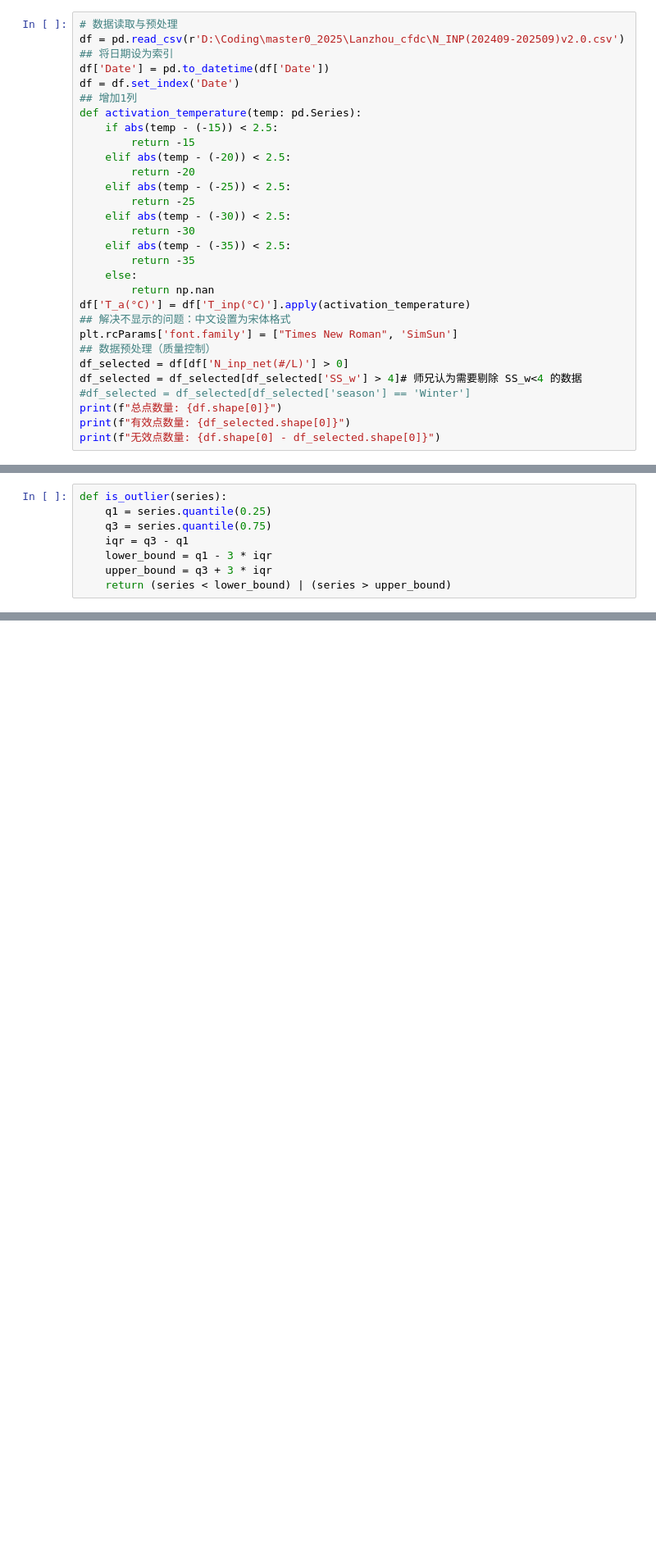
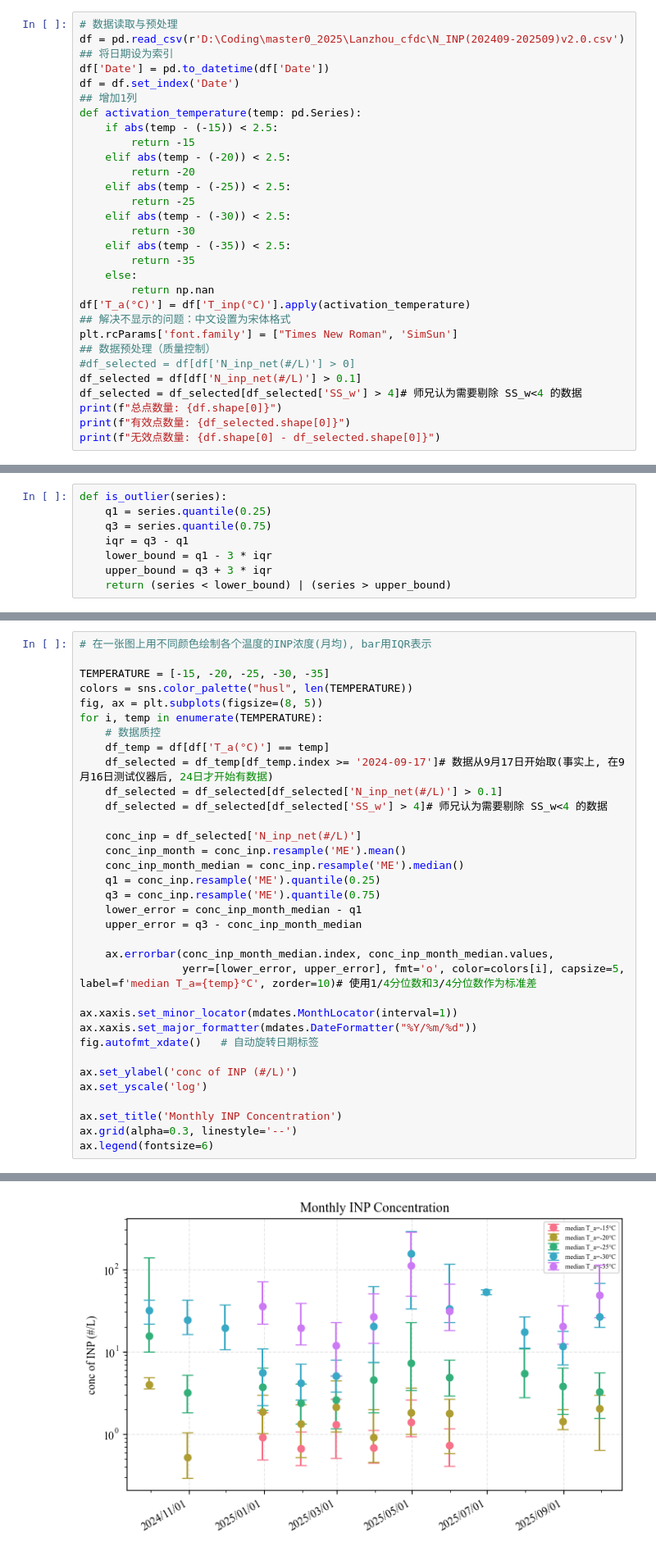
Before and after one commit to ReedFu/master0_2025, a Jupyter notebook: Lanzhou_cfdc/Time_series.ipynb, the cells around one changed output, grey strips where cells are left out. Shown at 82% size. Cells and saved outputs as stored; diff of their text form; blank space fills up the shorter version.

Commit message:
Plot the INP concentrations (monthly average, weekly average, daily average, raw) at various temperatures

```diff
--- a/Lanzhou_cfdc/Time_series.ipynb
+++ b/Lanzhou_cfdc/Time_series.ipynb
@@ -31,9 +33,9 @@ df['T_a(°C)'] = df['T_inp(°C)'].apply(activation_temperature)
 ## 解决不显示的问题：中文设置为宋体格式
 plt.rcParams['font.family'] = ["Times New Roman", 'SimSun']
 ## 数据预处理（质量控制）
-df_selected = df[df['N_inp_net(#/L)'] > 0]
+#df_selected = df[df['N_inp_net(#/L)'] > 0]
+df_selected = df[df['N_inp_net(#/L)'] > 0.1]
 df_selected = df_selected[df_selected['SS_w'] > 4]# 师兄认为需要剔除 SS_w<4 的数据
-#df_selected = df_selected[df_selected['season'] == 'Winter']
 print(f"总点数量: {df.shape[0]}")
 print(f"有效点数量: {df_selected.shape[0]}")
 print(f"无效点数量: {df.shape[0] - df_selected.shape[0]}")
@@ -114,0 +61,35 @@ fig.autofmt_xdate()   # 自动旋转日期标签
+# %%
+# 在一张图上用不同颜色绘制各个温度的INP浓度(月均), bar用IQR表示
+
+TEMPERATURE = [-15, -20, -25, -30, -35]
+colors = sns.color_palette("husl", len(TEMPERATURE))
+fig, ax = plt.subplots(figsize=(8, 5))
+for i, temp in enumerate(TEMPERATURE):
+    # 数据质控
+    df_temp = df[df['T_a(°C)'] == temp]
+    df_selected = df_temp[df_temp.index >= '2024-09-17']# 数据从9月17日开始取(事实上, 在9月16日测试仪器后, 24日才开始有数据)
+    df_selected = df_selected[df_selected['N_inp_net(#/L)'] > 0.1]
+    df_selected = df_selected[df_selected['SS_w'] > 4]# 师兄认为需要剔除 SS_w<4 的数据
+
+    conc_inp = df_selected['N_inp_net(#/L)']
+    conc_inp_month = conc_inp.resample('ME').mean()
+    conc_inp_month_median = conc_inp.resample('ME').median()
+    q1 = conc_inp.resample('ME').quantile(0.25)
+    q3 = conc_inp.resample('ME').quantile(0.75)
+    lower_error = conc_inp_month_median - q1
+    upper_error = q3 - conc_inp_month_median
+
+    ax.errorbar(conc_inp_month_median.index, conc_inp_month_median.values,
+                yerr=[lower_error, upper_error], fmt='o', color=colors[i], capsize=5, label=f'median T_a={temp}°C', zorder=10)# 使用1/4分位数和3/4分位数作为标准差
+
+ax.xaxis.set_minor_locator(mdates.MonthLocator(interval=1))
+ax.xaxis.set_major_formatter(mdates.DateFormatter("%Y/%m/%d"))
+fig.autofmt_xdate()   # 自动旋转日期标签
+
+ax.set_ylabel('conc of INP (#/L)')
+ax.set_yscale('log')
+
+ax.set_title('Monthly INP Concentration')
+ax.grid(alpha=0.3, linestyle='--')
+ax.legend(fontsize=6)
+# %% [output]
@@ -114,0 +97 @@ fig.autofmt_xdate()   # 自动旋转日期标签
+[figure, added]
```
Also changed, not shown: parts of 14 cells of this notebook.
